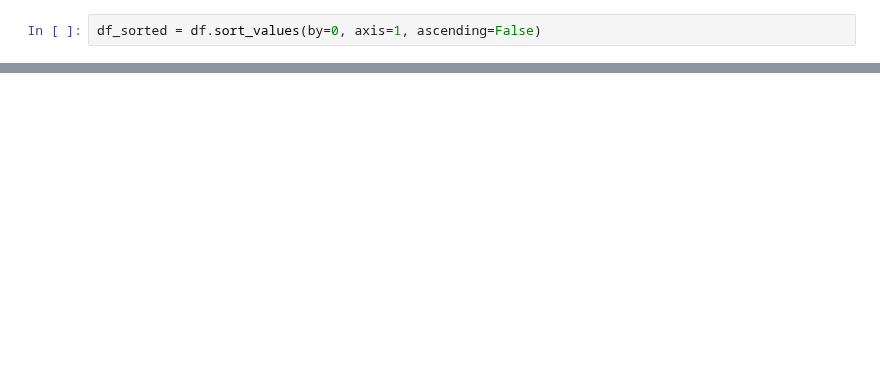
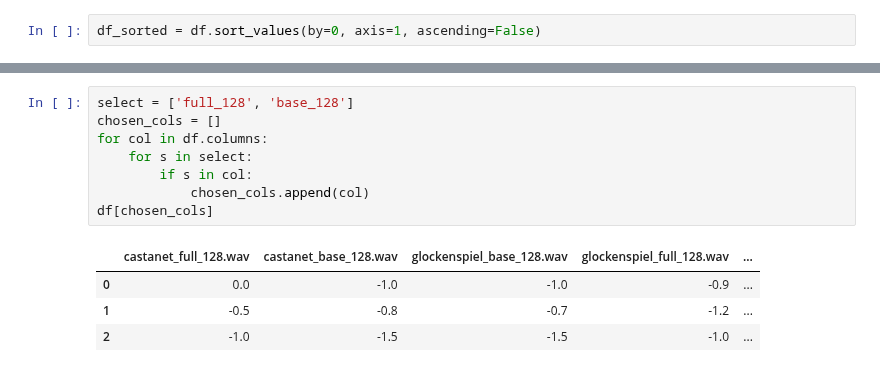
Before and after one commit to Abhipray/audio-codec, a Jupyter notebook: ListeningTests/Analysis.ipynb, the cells around one changed output, grey strips where cells are left out. Cells and saved outputs as stored; diff of their text form; blank space fills up the shorter version.

```diff
--- a/ListeningTests/Analysis.ipynb
+++ b/ListeningTests/Analysis.ipynb
@@ -56 +92,14 @@ plt.savefig('avg_codec_performance_classmates.png', dpi=250)
+# %%
+select = ['full_128', 'base_128']
+chosen_cols = []
+for col in df.columns:
+    for s in select:
+        if s in col:
+            chosen_cols.append(col)
+df[chosen_cols]
+# %% [output]
+|  | castanet_full_128.wav | castanet_base_128.wav | glockenspiel_base_128.wav | glockenspiel_full_128.wav | ... |
+| 0 | 0.0 | -1.0 | -1.0 | -0.9 | ... |
+| 1 | -0.5 | -0.8 | -0.7 | -1.2 | ... |
+| 2 | -1.0 | -1.5 | -1.5 | -1.0 | ... |
 # %%
```
Also changed, not shown: parts of 7 cells of this notebook.
